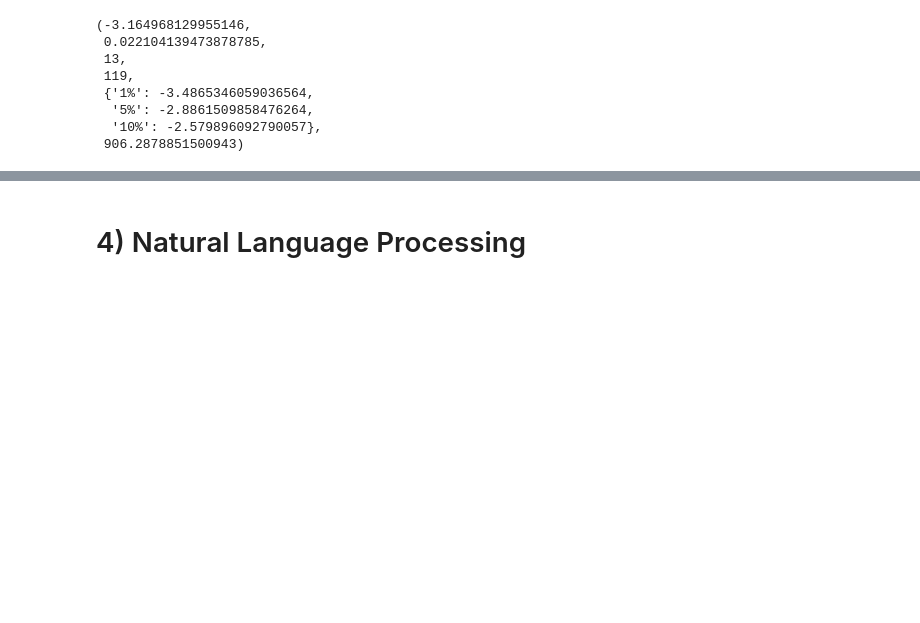
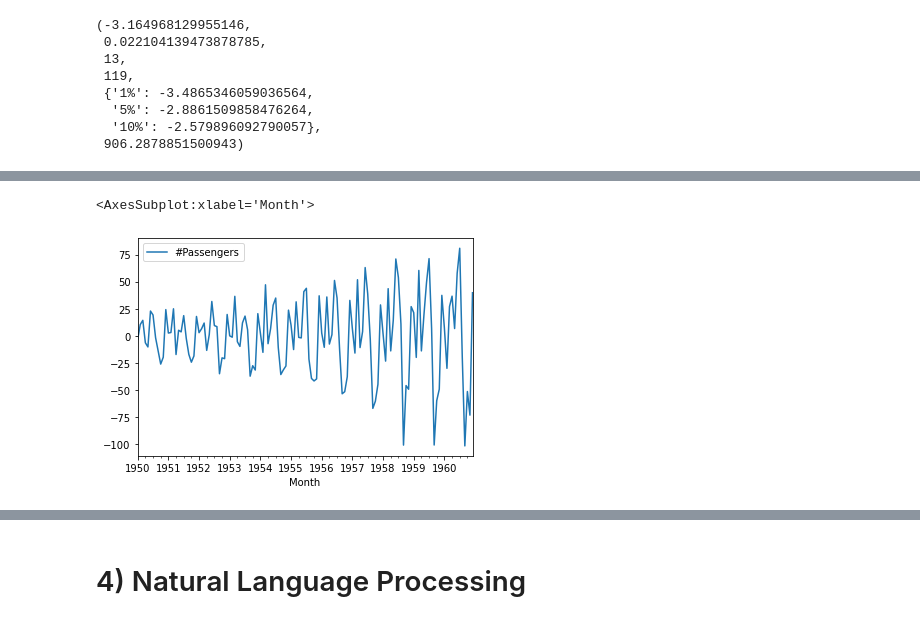
Before and after one commit to njw27/P4_CC_review, a Jupyter notebook: P4-Code-Challenge-Review_blank.ipynb, the cells around one changed output, grey strips where cells are left out. Cells and saved outputs as stored; diff of their text form; code cells hidden in the pictures; blank space fills up the shorter version.

```diff
--- a/P4-Code-Challenge-Review_blank.ipynb
+++ b/P4-Code-Challenge-Review_blank.ipynb
@@ -346,3 +392,6 @@ adfuller(stat_atttempt)
   '5%': -2.8861509858476264,
   '10%': -2.579896092790057},
  906.2878851500943)
+# %%
+diff_ap = ap.diff().dropna()
+adfuller(diff_ap)
@@ -349,3 +407,11 @@ adfuller(stat_atttempt)
+# %%
+diff_mean = diff_ap.rolling(window=12).mean()
+# %%
+stat_atttempt2 = (diff_ap - diff_mean).dropna()
+stat_atttempt2.plot()
+# %% [output]
+<AxesSubplot:xlabel='Month'>
+[figure, added]
 # %% [markdown]
 <a id='clust'></a>
 # %% [markdown]
```
Also changed, not shown: parts of 20 cells of this notebook.
